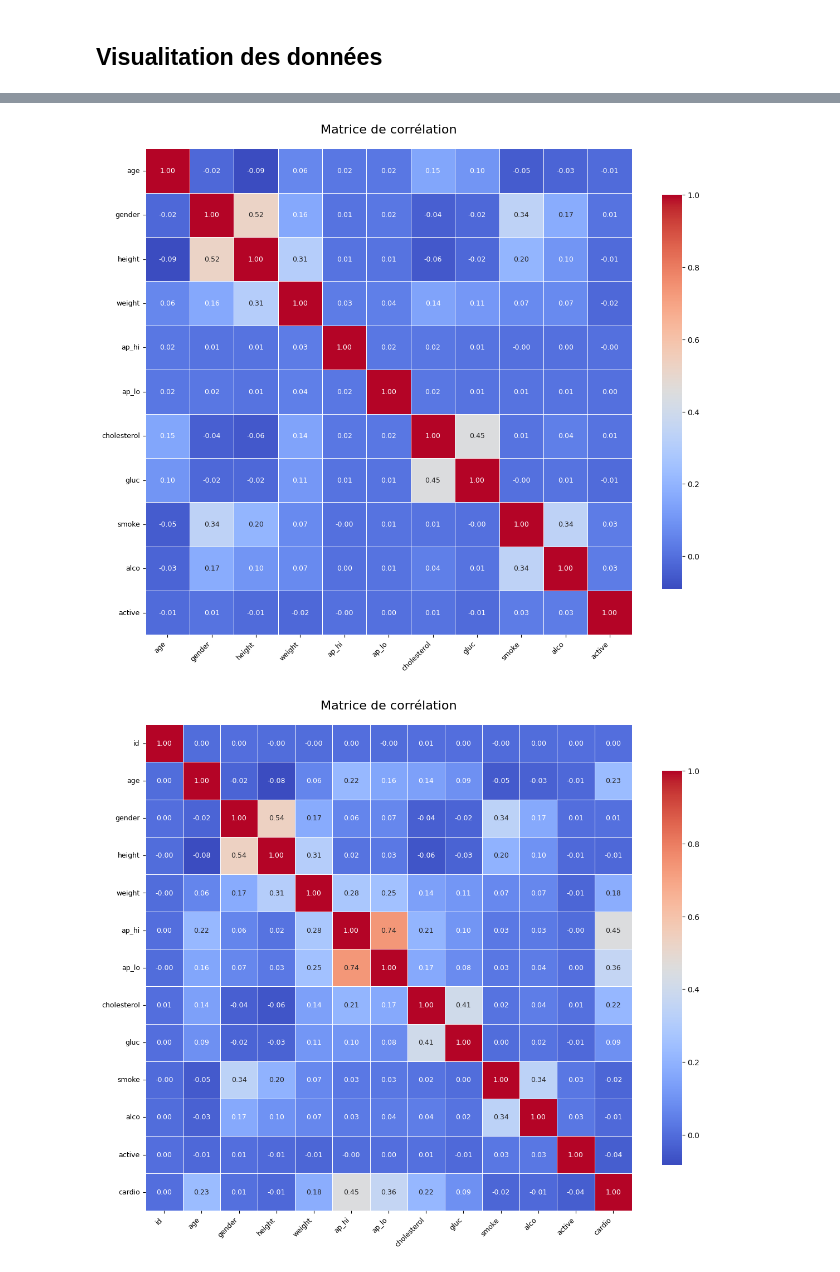
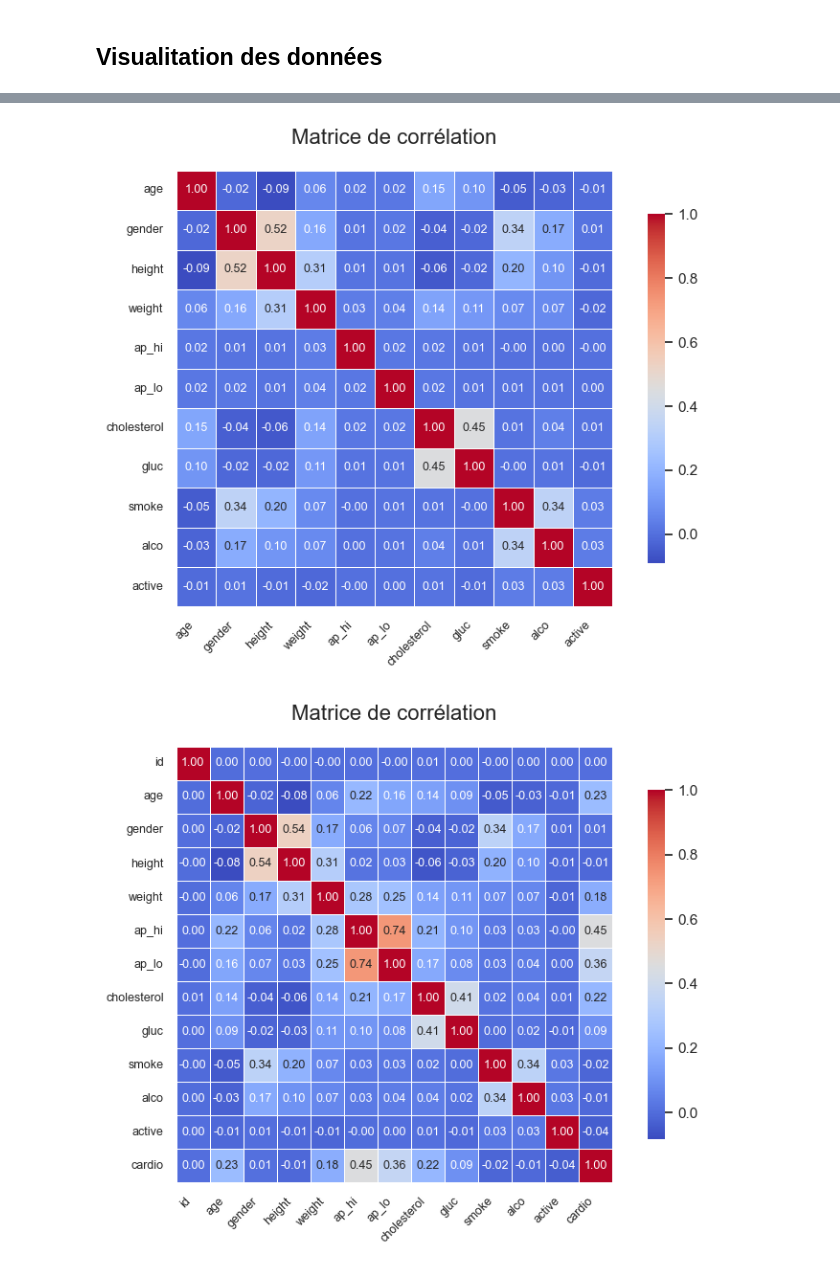
Before and after one commit to ali-bousrira/cardio-vasc-risks, a Jupyter notebook: Cardiovascular risks.ipynb, the cells around one changed output, grey strips where cells are left out. Saved outputs shown, nothing was run; the diff lists cells and outputs as text; code cells hidden in the pictures.

```diff
--- a/Cardiovascular risks.ipynb
+++ b/Cardiovascular risks.ipynb
@@ -54,6 +54,3 @@ df.describe()
 | max | 99999.000000 | 23713.000000 | 2.000000 | 250.000000 | 200.000000 | 16020.000000 | 11000.000000 | 3.000000 | 3.000000 | 1.000000 | 1.000000 | ... |
 # %% [markdown]
 ## Prétraitement des données
-# %%
-df = df.drop_duplicates()
-print("Dimensions des donées:", df.shape)
@@ -92,0 +91,9 @@ df_clean.describe()
+# %%
+sns.set_theme(style="whitegrid")
+
+sns.catplot(data=df, x="height", kind="box", palette="coolwarm")
+
+sns
+
+plt.title("Distribution de la taille")
+plt.show()
@@ -165,7 +174,7 @@ ordered_columns = [
 ]
 
 corr_matrix = df_standardized[ordered_columns].corr().round(2)
-plt.figure(figsize=(12,10))
+plt.figure(figsize=(8,6))
 sns.heatmap(
     corr_matrix,
     annot=True,
@@ -183,32 +192,32 @@ plt.yticks(rotation=0, fontsize=9)
 plt.tight_layout()
 plt.show()
 # %% [output]
-[figure, old version]
+[figure, new version]
 # %%
 import matplotlib.pyplot as plt
 import seaborn as sns
 
 corr_matrix = df_clean.corr(method='spearman')
 
-plt.figure(figsize=(12,10))
+plt.figure(figsize=(8,6))
 sns.heatmap(
     corr_matrix,
     annot=True,
     fmt=".2f",
     cmap="coolwarm",
     square=True,
     linewidths=0.5,
     cbar_kws={"shrink": 0.8},
     annot_kws={"size": 9}
 )
 
 plt.title("Matrice de corrélation", fontsize=16, pad=20)
 plt.xticks(rotation=45, ha="right", fontsize=9)
 plt.yticks(rotation=0, fontsize=9)
 plt.tight_layout()
 plt.show()
 # %% [output]
-[figure, old version]
+[figure, new version]
 # %%
 corr_matrix = df_clean.corr(method='kendall')
 
```
Also changed, not shown: parts of 9 cells of this notebook.
